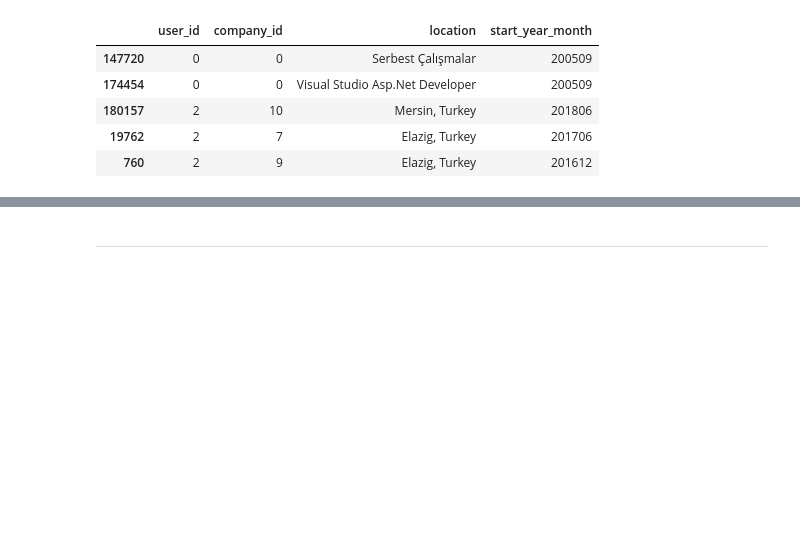
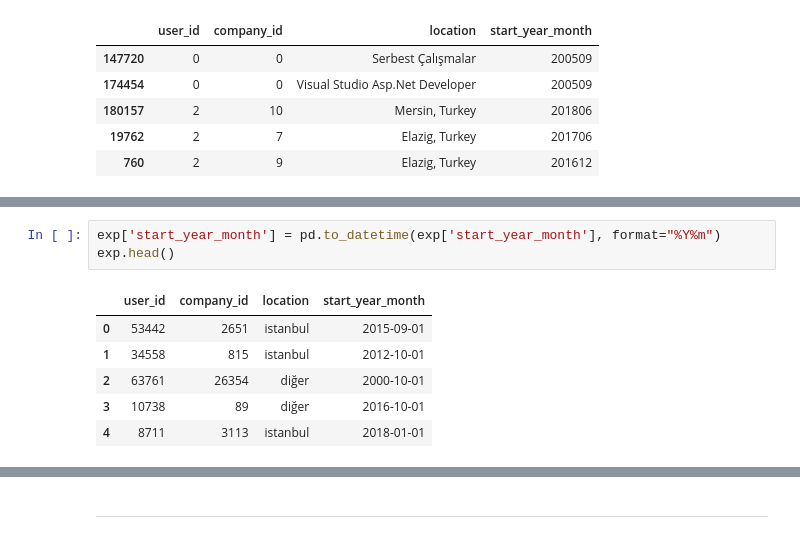
Before and after one commit to AshNumpy/GarantiBBVA-Datathon, a Jupyter notebook: Notebooks/file_manipulation.ipynb, the cells around one changed output, grey strips where cells are left out. Saved outputs shown, nothing was run; the diff lists cells and outputs as text; blank space fills up the shorter version.

```diff
--- a/Notebooks/file_manipulation.ipynb
+++ b/Notebooks/file_manipulation.ipynb
@@ -562,0 +606,10 @@ test
+# %%
+exp['start_year_month'] = pd.to_datetime(exp['start_year_month'], format="%Y%m")
+exp.head()
+# %% [output]
+|  | user_id | company_id | location | start_year_month |
+| 0 | 53442 | 2651 | istanbul | 2015-09-01 |
+| 1 | 34558 | 815 | istanbul | 2012-10-01 |
+| 2 | 63761 | 26354 | diğer | 2000-10-01 |
+| 3 | 10738 | 89 | diğer | 2016-10-01 |
+| 4 | 8711 | 3113 | istanbul | 2018-01-01 |
```
Also changed, not shown: parts of 20 cells of this notebook, 5 other files.
